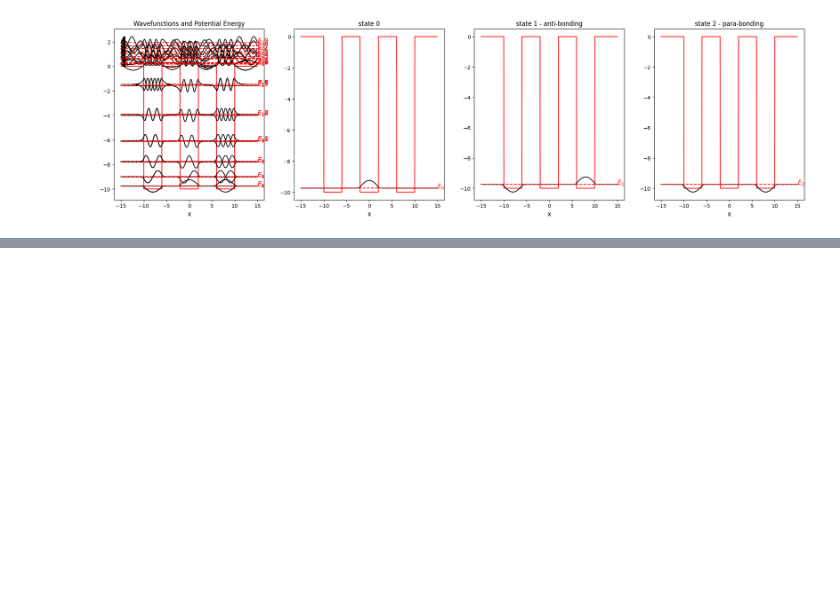
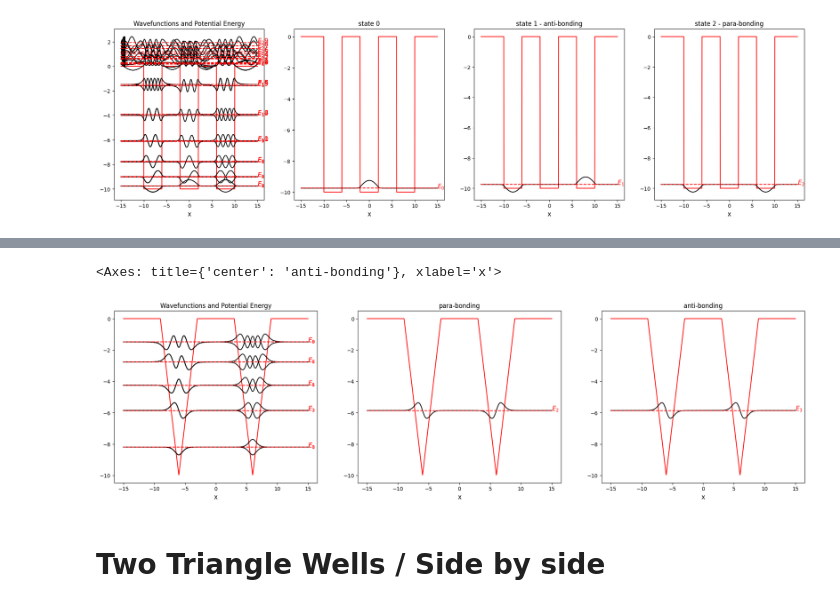
Before and after one commit to d04943016/PoissonSolver, a Jupyter notebook: notebook/Schrodinger 1D_cases/2. Finite Quantum Well.ipynb, the cells around one changed output, grey strips where cells are left out. Cells and saved outputs as stored; diff of their text form; code cells hidden in the pictures; blank space fills up the shorter version.

```diff
--- a/notebook/Schrodinger 1D_cases/2. Finite Quantum Well.ipynb
+++ b/notebook/Schrodinger 1D_cases/2. Finite Quantum Well.ipynb
@@ -129,0 +177,14 @@ solver1D.plot_wavefunctions_and_potential(x, [E[2]], [Psis[2]], V_fun(x), labels
+# %%
+""" solve and plot """
+E, Psis = solver1D.solve_Schrodinger_eq(x, V_fun, num_eigenvalues = 10, m=m, h_bar=h_bar)
+Psis = solver1D.normalize_psi_max(Psis, factors=0.5)
+
+_, ax = plt.subplots(1, 3, figsize=(8*3, 6))
+solver1D.plot_wavefunctions_and_potential(x, E, Psis, V_fun(x), labels = [f'$E_{i}$' for i in range(E.size)], ax = ax[0])
+solver1D.plot_wavefunctions_and_potential(x, [E[2]], [Psis[2]], V_fun(x), labels = [f'$E_2$',], ax = ax[1], title = 'para-bonding')
+solver1D.plot_wavefunctions_and_potential(x, [E[3]], [Psis[3]], V_fun(x), labels = [f'$E_3$',], ax = ax[2], title = 'anti-bonding')
+# %% [output]
+<Axes: title={'center': 'anti-bonding'}, xlabel='x'>
+[figure, added]
+# %% [markdown]
+# Two Triangle Wells / Side by side
```
Also changed, not shown: parts of 23 cells of this notebook, 1 other file.
